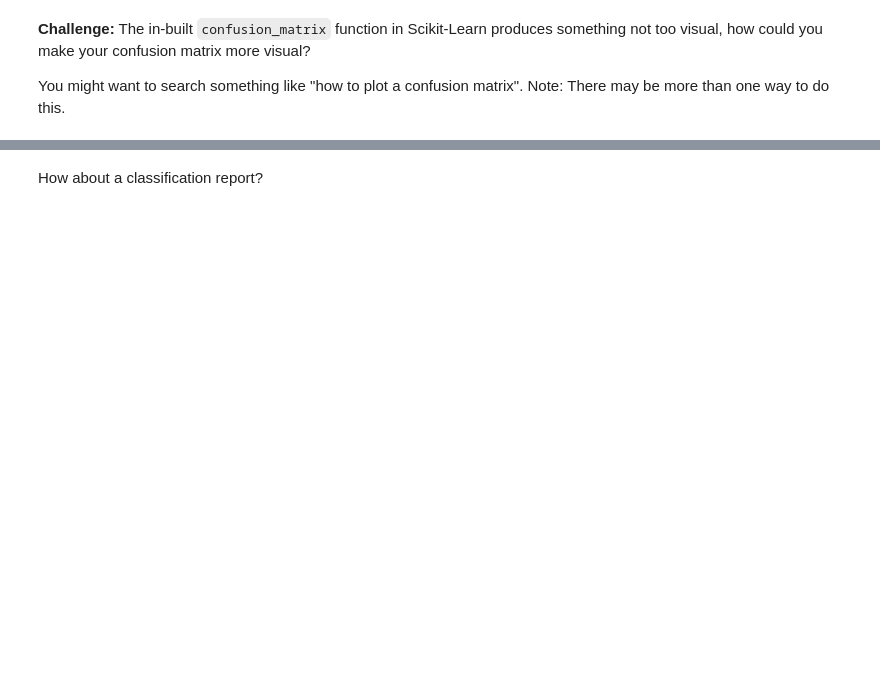
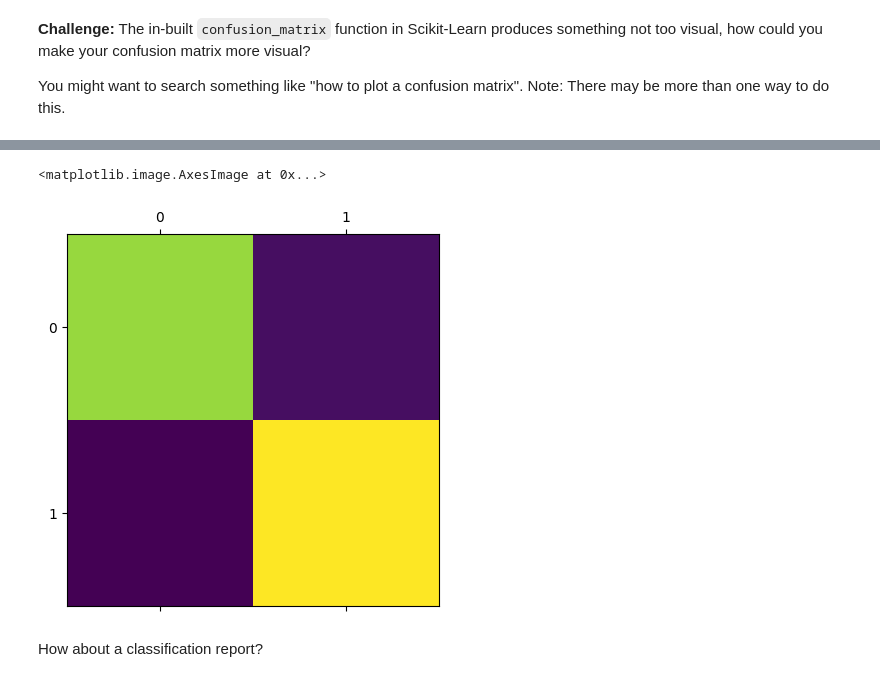
Before and after one commit to Utkarsh-Dankhara/ML-course, a Jupyter notebook: scikit-learn-exercises.ipynb, the cells around one changed output, grey strips where cells are left out. Saved outputs shown, nothing was run; the diff lists cells and outputs as text; code cells hidden in the pictures; blank space fills up the shorter version.

```diff
--- a/scikit-learn-exercises.ipynb
+++ b/scikit-learn-exercises.ipynb
@@ -339,3 +434,9 @@ You might want to search something like "how to plot a confusion matrix". Note:
+# %%
+# OR
+plt.matshow(cm)
+# %% [output]
+<matplotlib.image.AxesImage at 0x...>
+[figure, added]
 # %% [markdown]
 How about a classification report?
 # %%
```
Also changed, not shown: parts of 61 cells of this notebook, 1 other file.
